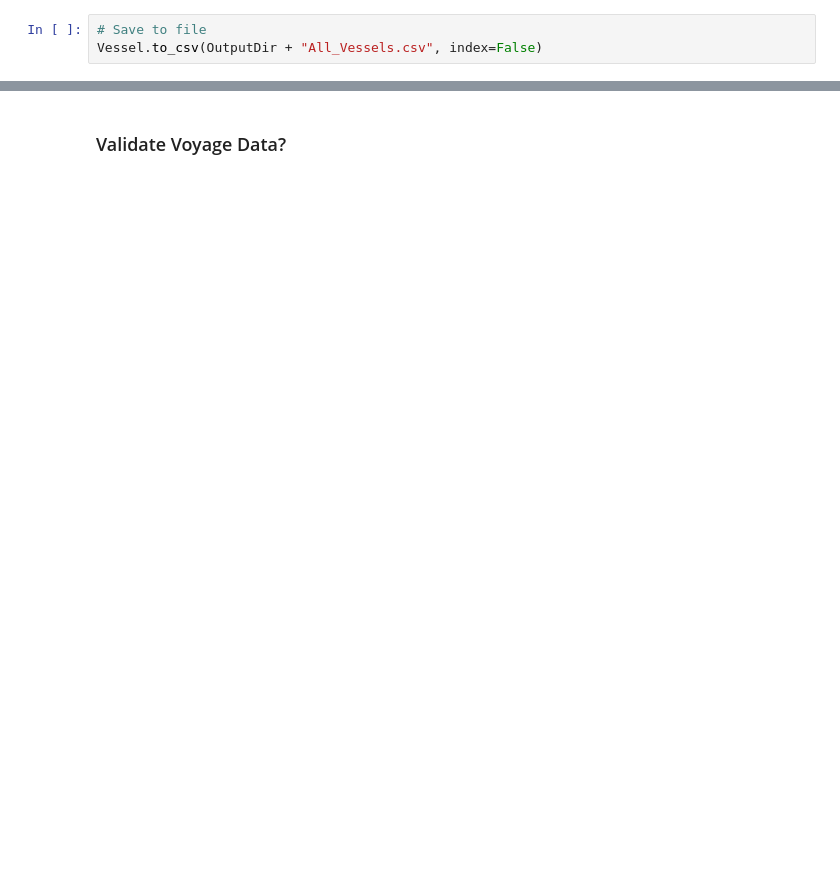
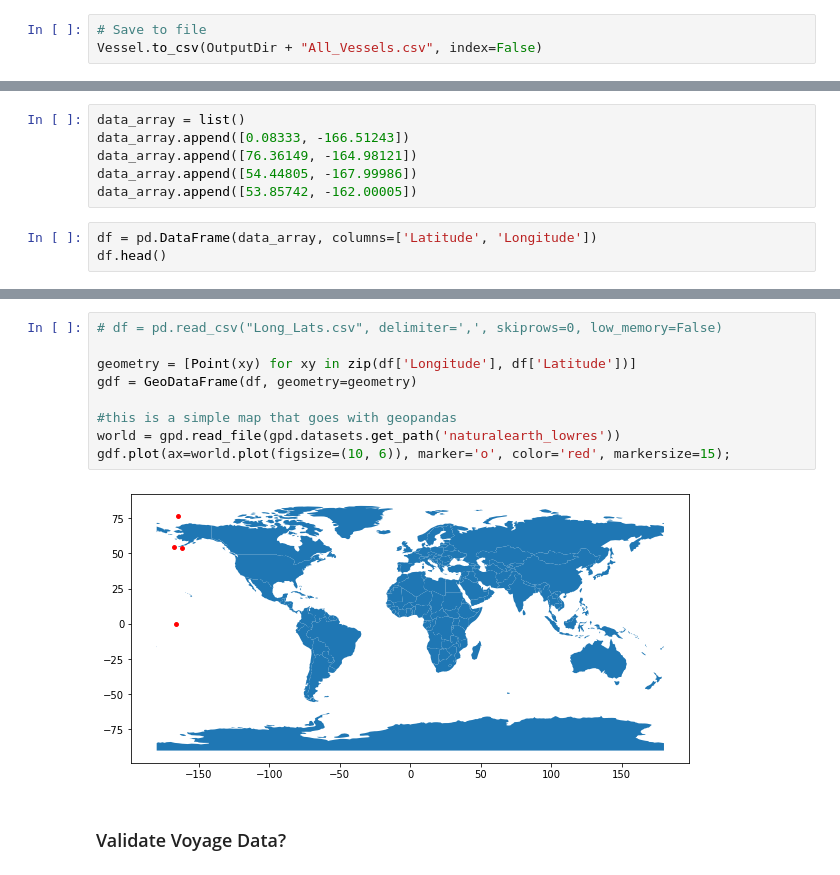
Before and after one commit to att-vault/vault, a Jupyter notebook: Notebook/AIS_Validation.ipynb, the cells around one changed output, grey strips where cells are left out. Drawn from its saved outputs; the diff is of its cells as text; blank space fills up the shorter version.

```diff
--- a/Notebook/AIS_Validation.ipynb
+++ b/Notebook/AIS_Validation.ipynb
@@ -168,0 +195,9 @@ Vessel.shape
+# %%
+data_array = list()
+data_array.append([0.08333, -166.51243])
+data_array.append([76.36149, -164.98121])
+data_array.append([54.44805, -167.99986])
+data_array.append([53.85742, -162.00005])
+# %%
+df = pd.DataFrame(data_array, columns=['Latitude', 'Longitude'])
+df.head()
@@ -169,2 +210,13 @@ Vessel.shape
+# %%
+# df = pd.read_csv("Long_Lats.csv", delimiter=',', skiprows=0, low_memory=False)
+
+geometry = [Point(xy) for xy in zip(df['Longitude'], df['Latitude'])]
+gdf = GeoDataFrame(df, geometry=geometry)
+
+#this is a simple map that goes with geopandas
+world = gpd.read_file(gpd.datasets.get_path('naturalearth_lowres'))
+gdf.plot(ax=world.plot(figsize=(10, 6)), marker='o', color='red', markersize=15);
+# %% [output]
+[figure, added]
 # %% [markdown]
 ### Validate Voyage Data?
```
Also changed, not shown: parts of 12 cells of this notebook.
